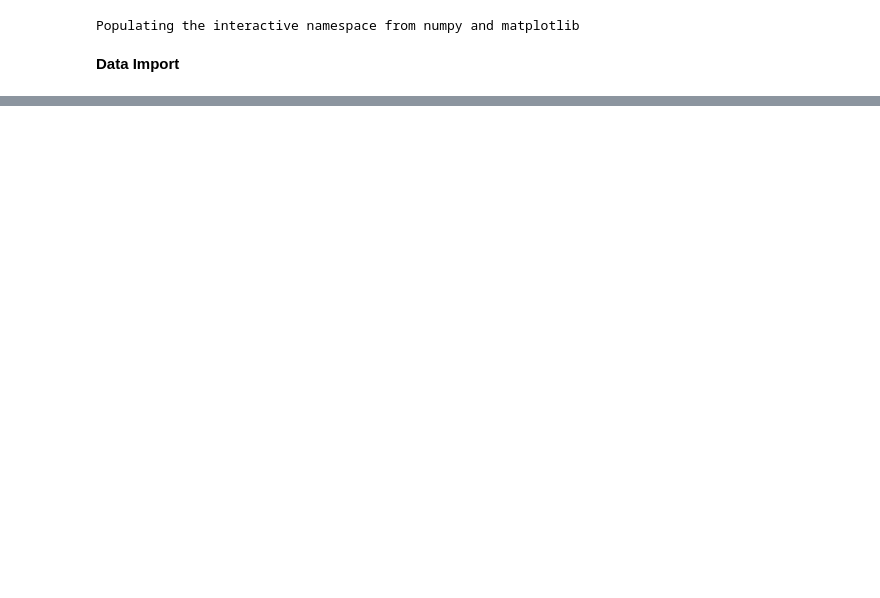
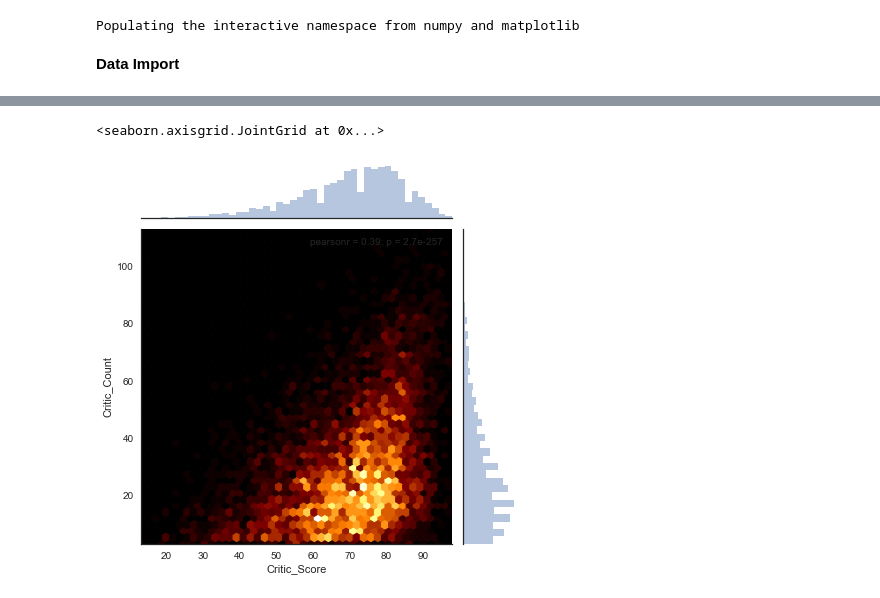
Before and after one commit to Vncentou422/CSC240-Final-Project, a Jupyter notebook: Vincent Ou CSC240 Final Project.ipynb, the cells around one changed output, grey strips where cells are left out. Cells and saved outputs as stored; diff of their text form; code cells hidden in the pictures; blank space fills up the shorter version.

```diff
--- a/Vincent Ou CSC240 Final Project.ipynb
+++ b/Vincent Ou CSC240 Final Project.ipynb
@@ -37,0 +144,6 @@ data1.head()
+# %%
+sns.jointplot(x='Critic_Score',y='Critic_Count',data=df,
+              kind='hex', cmap='afmhot')
+# %% [output]
+<seaborn.axisgrid.JointGrid at 0x...>
+[figure, added]
```
Also changed, not shown: parts of 60 cells of this notebook, 1 other file.
